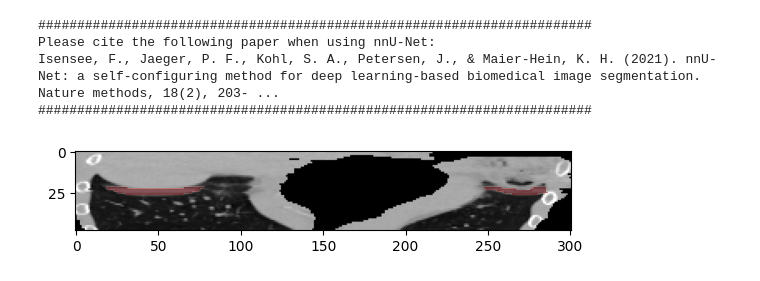
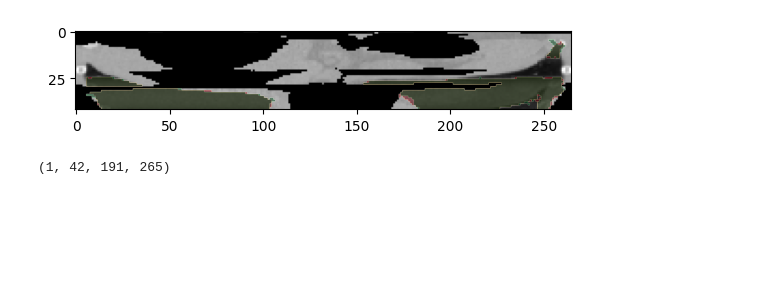
Before and after one commit to DMIC-Lab/segmentation_generator, a Jupyter notebook: tutorial.ipynb, the cells around one changed output. Cells and saved outputs as stored; diff of their text form; code cells hidden in the pictures; blank space fills up the shorter version.

```diff
--- a/tutorial.ipynb
+++ b/tutorial.ipynb
@@ -14,30 +14,27 @@ with open('properties.json', 'r') as f:
 # %%
 import SimpleITK as sitk
 import numpy as np
-input = sitk.GetArrayFromImage(sitk.ReadImage("/home/nathan/Desktop/nnUNet/dataset/nnUNet_raw/Dataset019_addedArt_cropped/imagesTr/neg_11_8_2_1_130_0000.nii.gz"))
-true_mask = sitk.GetArrayFromImage(sitk.ReadImage("/home/nathan/Desktop/nnUNet/dataset/nnUNet_raw/Dataset019_addedArt_cropped/labelsTr/neg_11_8_2_1_130.nii.gz"))
+input = sitk.GetArrayFromImage(sitk.ReadImage("/raid/dataset/nnUNet_raw/Dataset022_COPD_addedArt/imagesTr/26173V_16_2_data_0000.nii.gz"))
+true_mask = sitk.GetArrayFromImage(sitk.ReadImage("/raid/dataset/nnUNet_raw/Dataset022_COPD_addedArt/labelsTr/26173V_16_2_data.nii.gz"))
 image_1 = np.expand_dims(input, axis=0)
 # testing with images of different sizes
-image_2 = sitk.GetArrayFromImage(sitk.ReadImage("/home/nathan/Desktop/nnUNet/dataset/nnUNet_raw/Dataset019_addedArt_cropped/imagesTr/112_5_8_3_1_128_0000.nii.gz"))
+image_2 = sitk.GetArrayFromImage(sitk.ReadImage("/raid/dataset/nnUNet_raw/Dataset022_COPD_addedArt/imagesTr/26159B_4_2_data_0000.nii.gz"))
 image_2 = np.expand_dims(image_2, axis=0)
 input = [image_1, image_2]
 
-predictor = predict_using_numpy(input, '019', properties, c='2d', npp=2, nps=1, f = [0], chk ='checkpoint_best.pth')
+predictor = predict_using_numpy(input, '022', properties, c='3d_fullres', npp=2, nps=1, f = [0], chk ='checkpoint_best.pth')
-# %% [output]
-#######################################################################
-Please cite the following paper when using nnU-Net:
-Isensee, F., Jaeger, P. F., Kohl, S. A., Petersen, J., & Maier-Hein, K. H. (2021). nnU-Net: a self-configuring method for deep learning-based biomedical image segmentation. Nature methods, 18(2), 203- ...
-#######################################################################
 # %%
 # grab masks
 masks = predictor.grab_masks()
 # %%
 import numpy as np
 import matplotlib.pyplot as plt
 %matplotlib inline
-plt.imshow(image_1[0], cmap='gray', )
-plt.imshow(masks[0][0], cmap='Reds', alpha=masks[0][0]*.5)
-plt.imshow(true_mask, cmap='Greens', alpha=true_mask*.5)
+plt.imshow(image_1[0][:, 100, :], cmap='gray', )
+plt.imshow(masks[0][:, 100, :], cmap='Reds', alpha=masks[0][:, 100, :]*.5)
+plt.imshow(true_mask[:, 100, :], cmap='Greens', alpha=true_mask[:, 100, :]*.5)
 plt.show()
+print(image_1.shape)
 # %% [output]
-[figure, old version]
+[figure, new version]
+(1, 42, 191, 265)
```
Also changed, not shown: parts of 1 cell of this notebook, 20 other files.
